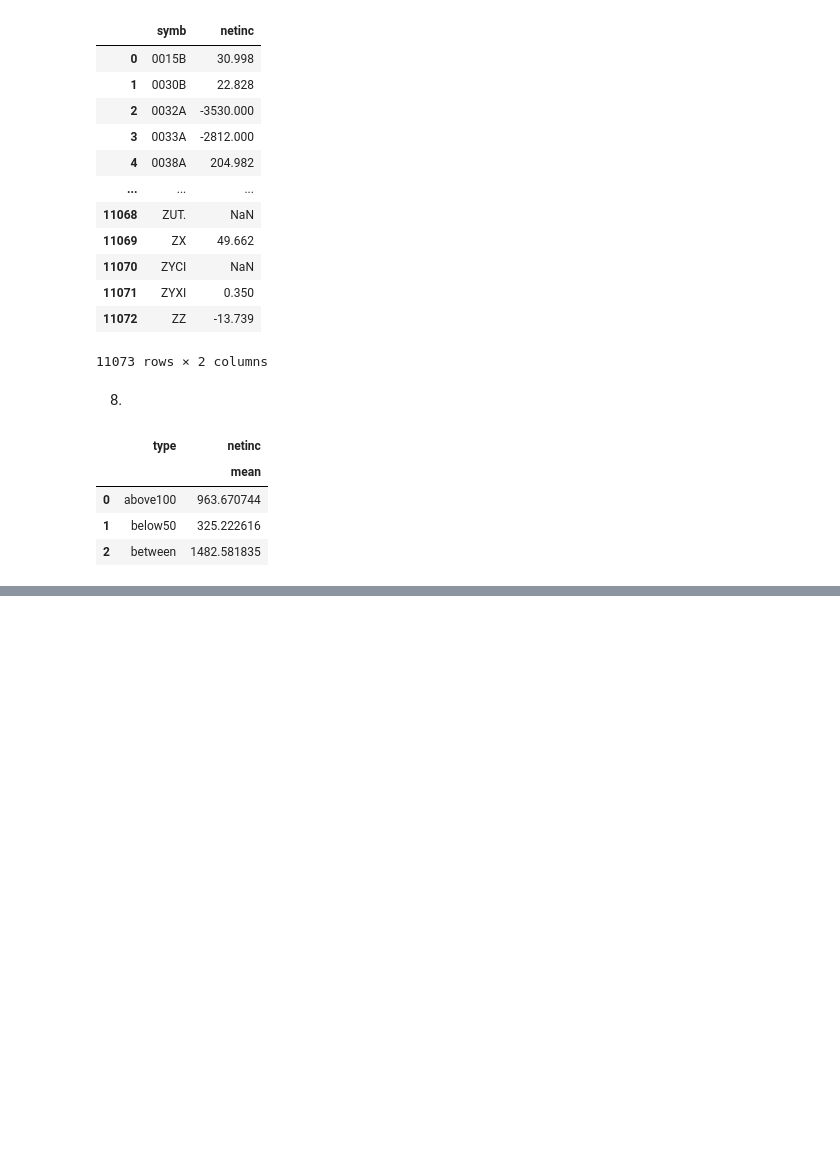
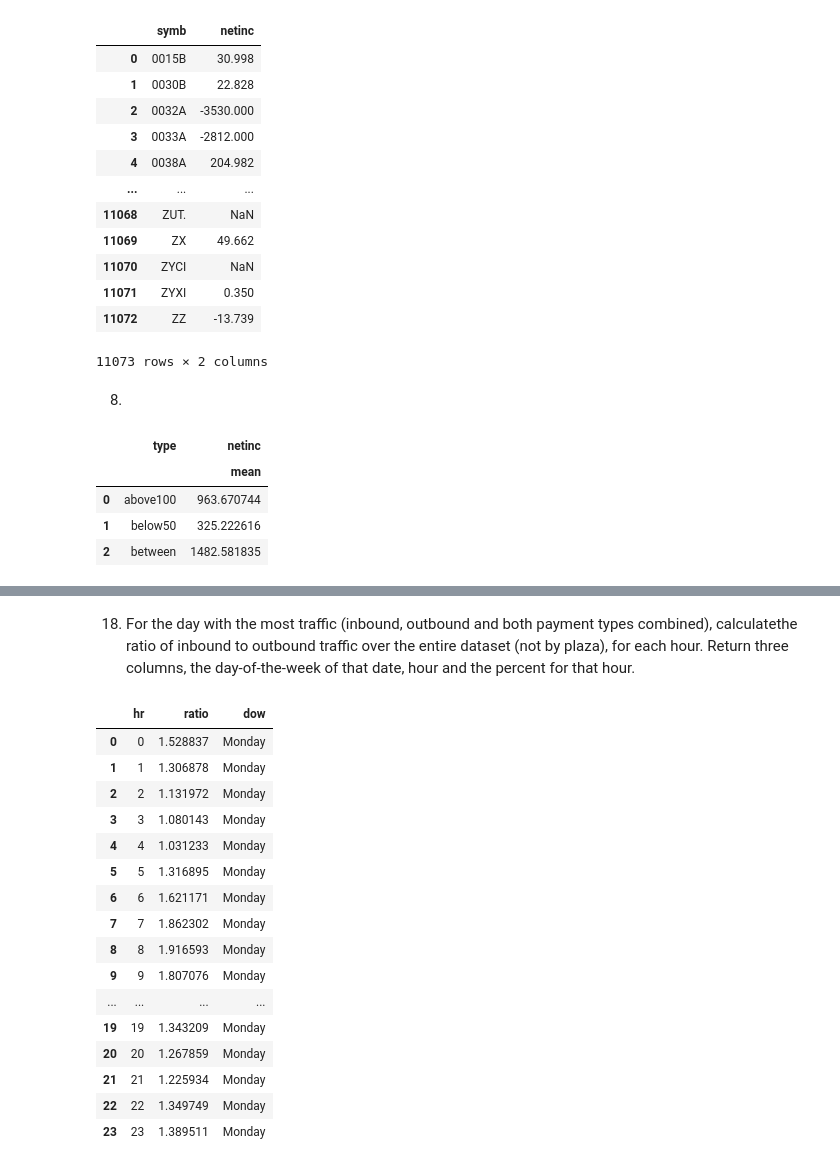
Before and after one commit to anitarestrepo16/databases_class_pandas, a Jupyter notebook: HW6/HW6.ipynb, the cells around one changed output, grey strips where cells are left out. Saved outputs shown, nothing was run; the diff lists cells and outputs as text; code cells hidden in the pictures; blank space fills up the shorter version.

```diff
--- a/HW6/HW6.ipynb
+++ b/HW6/HW6.ipynb
@@ -282,0 +652,41 @@ out.groupby(out.loc[:, 'type'], as_index = False).agg({'netinc': ['mean']})
+# %% [markdown]
+18. For the day with the most traffic (inbound, outbound and both payment types combined), calculatethe ratio of inbound to outbound traffic over the entire dataset (not by plaza), for each hour. Return three columns, the day-of-the-week of that date, hour and the percent for that hour.
+# %%
+maxday = dfMTA.assign(traffic = dfMTA.loc[:, 'vehiclesez'] + dfMTA.loc[:, 'vehiclescash']).groupby('mtadt').agg({'traffic': ['max']}).nlargest(1, ('traffic', 'max')).reset_index().loc[:, 'mtadt'].values[0]
+maxdow = dfMTA.assign(traffic = dfMTA.loc[:, 'vehiclesez'] + dfMTA.loc[:, 'vehiclescash']).\
+  groupby('mtadt').agg({'traffic': ['max']}).\
+    nlargest(1, ('traffic', 'max')).\
+      reset_index().loc[:, 'mtadt'].dt.strftime('%A')
+maxdow = dfMTA.loc[(dfMTA.loc[:, 'mtadt'] == maxday), 'mtadt'].dt.strftime('%A').values[0]
+df_in = dfMTA.loc[(dfMTA.loc[:, 'mtadt'] == maxday) &
+                  (dfMTA.loc[:, 'direction'] == 'I'), :].\
+                    assign(traffic = dfMTA.loc[:, 'vehiclesez'] + dfMTA.loc[:, 'vehiclescash']).\
+                        groupby('hr', as_index = False).agg({'traffic': ['sum']})
+df_in.columns = ['hr', 'carsin']
+df_out = dfMTA.loc[(dfMTA.loc[:, 'mtadt'] == maxday) &
+                  (dfMTA.loc[:, 'direction'] == 'O'), :].\
+                    assign(traffic = dfMTA.loc[:, 'vehiclesez'] + dfMTA.loc[:, 'vehiclescash']).\
+                        groupby('hr', as_index = False).agg({'traffic': ['sum']})
+df_out.columns = ['hr', 'carsout']
+temp = pd.merge(df_in, df_out, on = 'hr', how = 'inner')
+temp = temp.assign(ratio = temp.loc[:, 'carsin']/temp.loc[:, 'carsout']).drop(columns = ['carsin', 'carsout'])
+temp.loc[:, 'dow'] = maxdow
+temp
+# %% [output]
+|  | hr | ratio | dow |
+| 0 | 0 | 1.528837 | Monday |
+| 1 | 1 | 1.306878 | Monday |
+| 2 | 2 | 1.131972 | Monday |
+| 3 | 3 | 1.080143 | Monday |
+| 4 | 4 | 1.031233 | Monday |
+| 5 | 5 | 1.316895 | Monday |
+| 6 | 6 | 1.621171 | Monday |
+| 7 | 7 | 1.862302 | Monday |
+| 8 | 8 | 1.916593 | Monday |
+| 9 | 9 | 1.807076 | Monday |
+| ... | ... | ... | ... |
+| 19 | 19 | 1.343209 | Monday |
+| 20 | 20 | 1.267859 | Monday |
+| 21 | 21 | 1.225934 | Monday |
+| 22 | 22 | 1.349749 | Monday |
+| 23 | 23 | 1.389511 | Monday |
```
Also changed, not shown: parts of 36 cells of this notebook.
